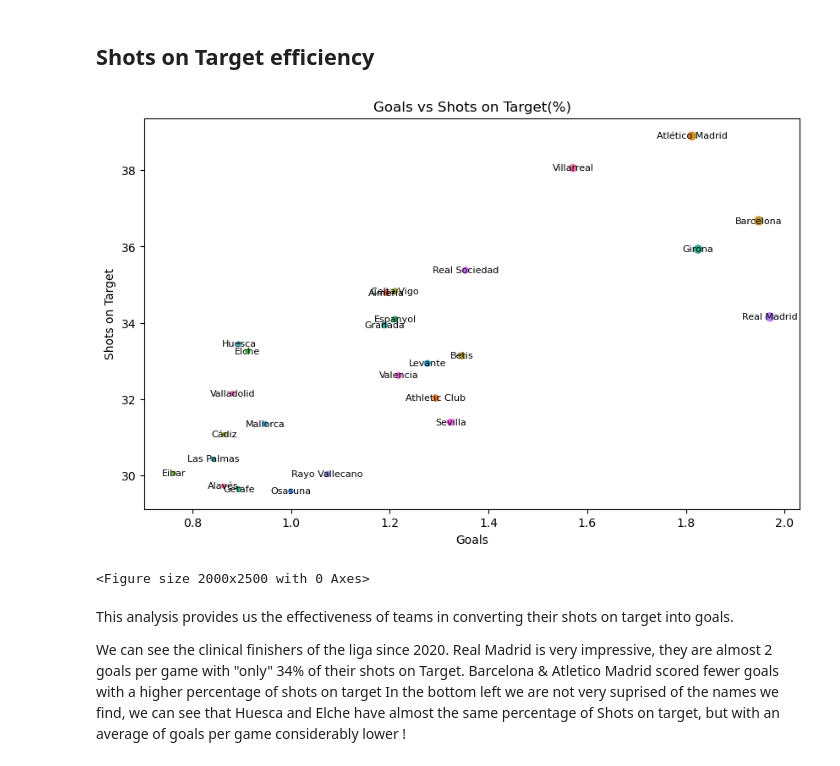
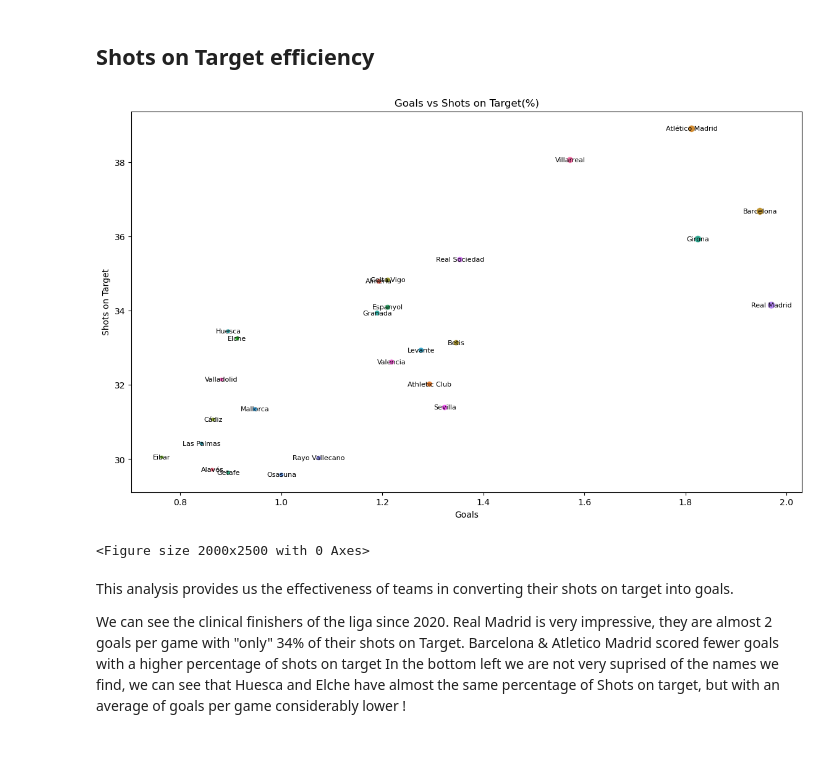
Before and after one commit to aurelpow/liga_project, a Jupyter notebook: LIGA HISTORICAL DATA ANALYSIS.ipynb, the cells around one changed output. Drawn from its saved outputs; the diff is of its cells as text; code cells hidden in the pictures.

```diff
--- a/LIGA HISTORICAL DATA ANALYSIS.ipynb
+++ b/LIGA HISTORICAL DATA ANALYSIS.ipynb
@@ -109,10 +109,10 @@ team_summary['Gap'] = team_summary['Goals'] - team_summary['xG']
 team_summary = team_summary.sort_values(by='Goals', ascending=False)
 
 # Create a vertical grouped bar plot using matplotlib
-plt.figure(figsize=(12, 6))
+plt.figure(figsize=(14, 10))
 
 # Use a Seaborn color palette to assign different colors to each team
-colors = {'Goals': 'blue', 'xG': 'red', 'Gap': 'green'}
+colors = {'Goals': 'blue', 'xG': 'red', 'Gap': 'black'}
 
 # Plot the grouped bars for 'Goals' and 'xG'
 bar_width = 0.35
@@ -140,8 +140,8 @@ plt.bar(
 
 # Add values above the bars
 for i, (goal, xg) in enumerate(zip(team_summary['Goals'], team_summary['xG'])):
-    plt.text(i - bar_width/2, goal + 0.1, f'{goal:.2f}', fontsize=8, ha='center', va='bottom', color=colors['Goals'])
-    plt.text(i + bar_width/2, xg + 0.1, f'{xg:.2f}', fontsize=8, ha='center', va='bottom', color=colors['xG'])
+    plt.text(i - bar_width/2, goal , f'{goal:.1f}', fontsize=8, ha='center', va='bottom', color=colors['Goals'])
+    plt.text(i + bar_width/2, xg , f'{xg:.1f}', fontsize=8, ha='center', va='bottom', color=colors['xG'])
 
 # Plot the line for the gap
 line = plt.plot(
@@ -157,7 +157,9 @@ line = plt.plot(
 
 # Add values above the line
 for i, gap in enumerate(team_summary['Gap']):
-    plt.text(i, gap + 0.2, f'{gap:.2f}', fontsize=12, ha='center', va='bottom', color=colors['Gap'])
+    plt.text(i, gap + 0.2, f'{gap:.2f}', fontsize=12, ha='center', va='bottom', color=colors['Gap'],
+             bbox=dict(facecolor='lightgreen', alpha=0.5, edgecolor='none'))
+
 
 # Set labels and title
 plt.xlabel('Team')
@@ -278,12 +280,23 @@ for team, fouls in zip(
     plt.text(fouls/2, team, f'{fouls:.2f}', va='center', ha='center', fontsize=10, color='white')
 
 # Add yellow card values as text annotations inside the yellow card bar in black color
-for team, yellow_cards, red_cards in zip(
+for team, fouls, yellow_cards in zip(
     indiscipline_summary_sorted['Team'],
+    indiscipline_summary_sorted['Fouls'],
+    indiscipline_summary_sorted['Yellow_cards']
+):
+    plt.text(fouls + yellow_cards/2.3, team, f'Yellow: {yellow_cards:.2f}', va='center', ha='center', fontsize=10, color='black',
+               bbox=dict(facecolor='lightyellow', alpha=0.5, edgecolor='none'))
+
+# Add yellow card values as text annotations inside the yellow card bar in black color
+for team, fouls, yellow_cards, red_cards in zip(
+    indiscipline_summary_sorted['Team'],
+    indiscipline_summary_sorted['Fouls'],
     indiscipline_summary_sorted['Yellow_cards'],
     indiscipline_summary_sorted['Red_cards']
 ):
-    plt.text(fouls + yellow_cards + red_cards +2.7, team, f'Yellow: {yellow_cards:.2f}\nRed: {red_cards:.2f}', va='center', ha='center', fontsize=10, color='black')
+    plt.text(fouls + yellow_cards+ red_cards +1, team, f'Red : {red_cards:.2f}', va='center', ha='center', fontsize=10, color='black')
+
 
 # Set labels and title
 plt.xlabel('Average Indiscipline')
@@ -400,28 +413,28 @@ We can't draw any hasty conclusions with the current season (2024) because the s
 # %% [markdown]
 ## Shots on Target efficiency
 # %%
-plt.figure(figsize=(10, 6))
+plt.figure(figsize=(14, 8))
 # Remove rows with missing values in the specified columns
 df_cleaned = db.dropna(subset=['Goals', 'Shots on Target'])
 # Convert the relevant columns to numeric values
 df_cleaned['Goals'] = pd.to_numeric(df_cleaned['Goals'])
 df_cleaned['Shots on Target'] = pd.to_numeric(df_cleaned['Shots on Target'])
 
 #Group by to have the average of the stats we want to analysis
 stats_columns = ["Goals","Shots on Target"]
 df_cleaned = df_cleaned.groupby('Team')[stats_columns].mean().reset_index()
 
 sns.scatterplot(x='Goals', y='Shots on Target', size='Goals', hue='Team', data=df_cleaned, legend = False)
 plt.title('Goals vs Shots on Target(%)')
 # Annotate each point with the team name
 for i, team in enumerate(df_cleaned['Team']):
     plt.text(df_cleaned['Goals'].iloc[i], df_cleaned['Shots on Target'].iloc[i], team, fontsize=8, ha='center', va='center')
 # Set the size of the figure
 plt.figure(figsize=(20, 25))
 
 plt.show()
 # %% [output]
-[figure, old version]
+[figure, new version]
 <Figure size 2000x2500 with 0 Axes>
 # %% [markdown]
 This analysis provides us the effectiveness of teams in converting their shots on target into goals.
```
Also changed, not shown: parts of 4 cells of this notebook.
